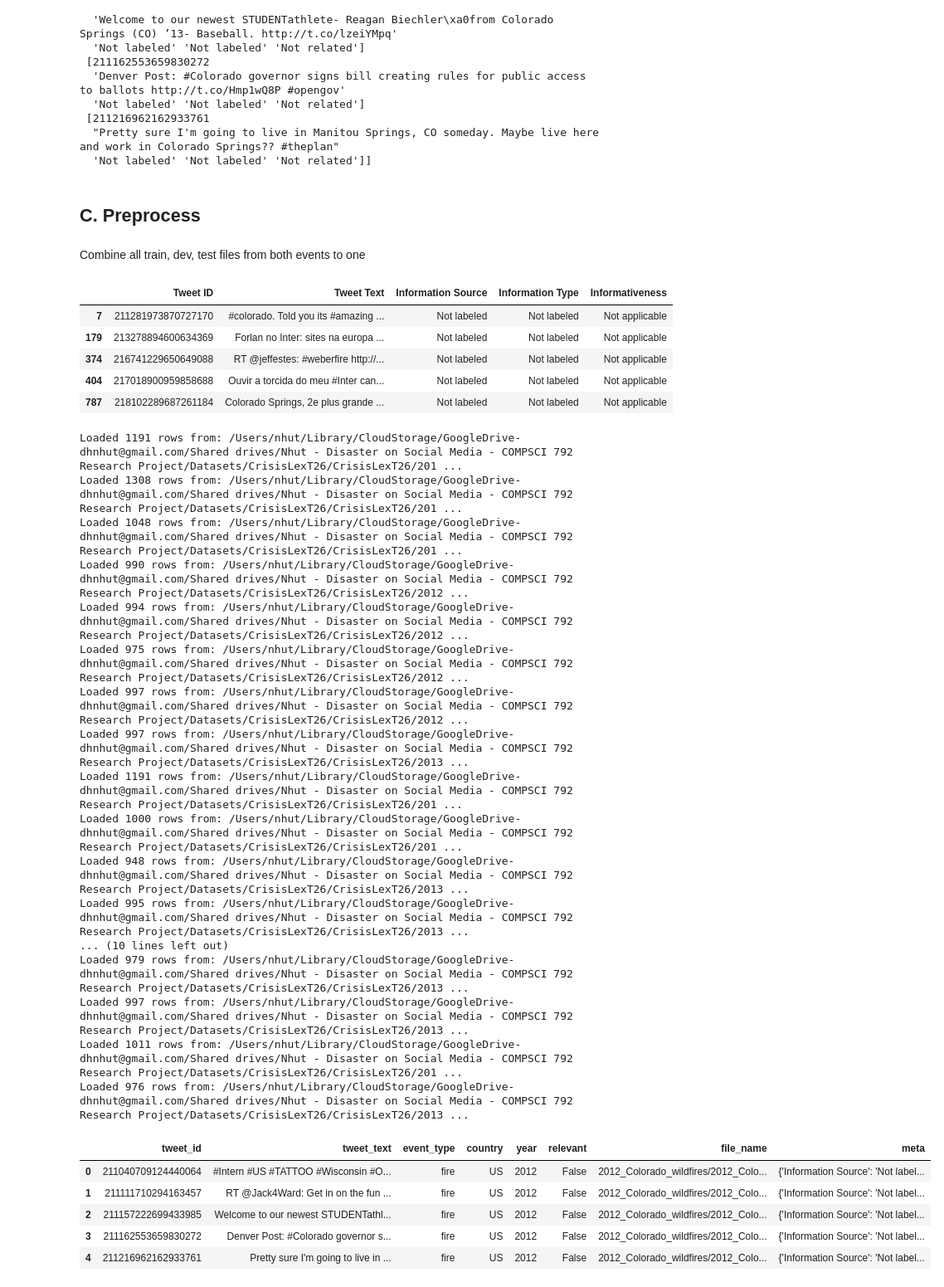
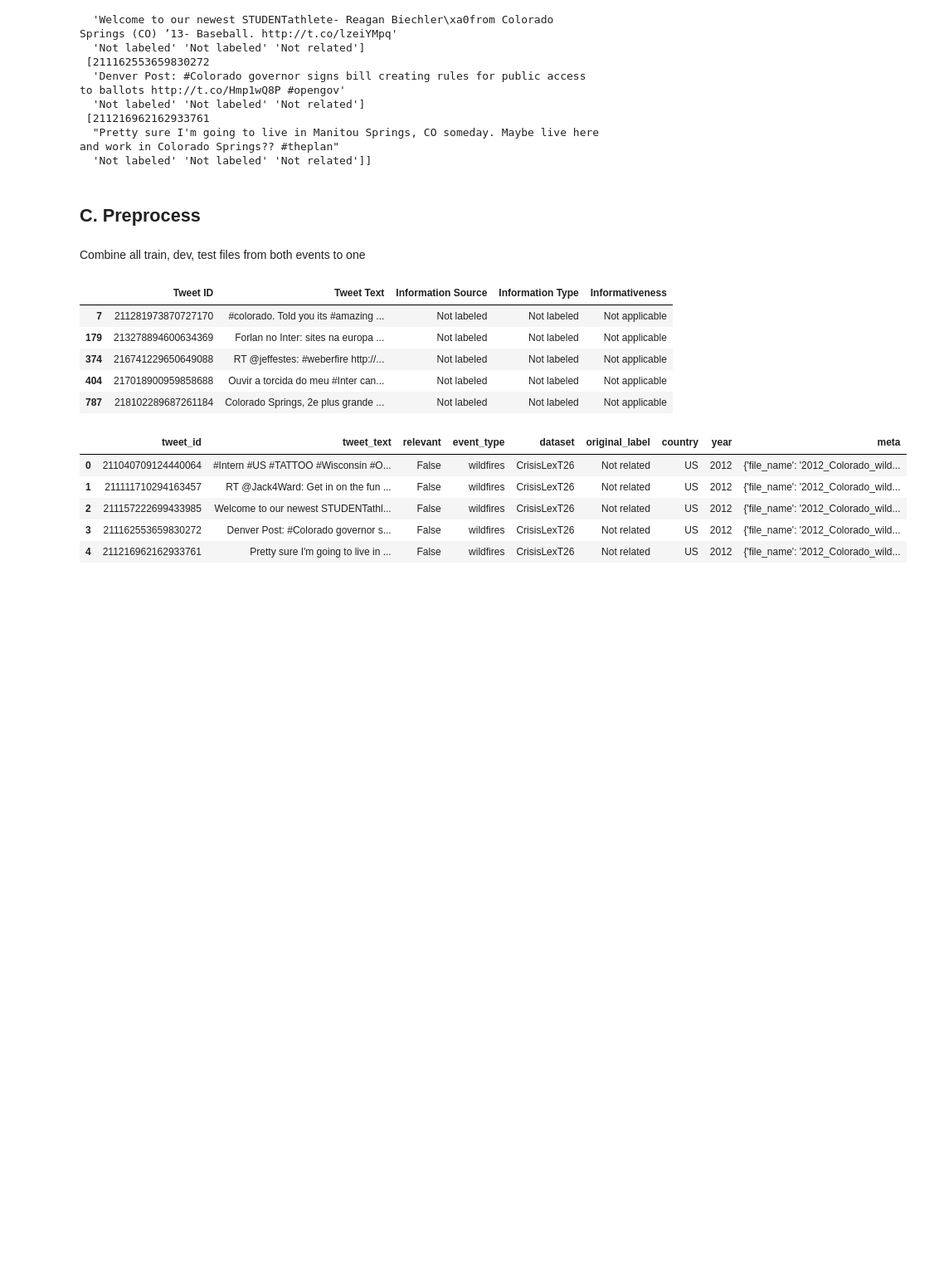
Before and after one commit to dhnhut/disaster-tweets, a Jupyter notebook: notebooks/0_dataset_CrisisLexT26.ipynb, the cells around one changed output. Shown at 83% size. Drawn from its saved outputs; the diff is of its cells as text; code cells hidden in the pictures; blank space fills up the shorter version.

Commit message:
Add dataset col

```diff
--- a/notebooks/0_dataset_CrisisLexT26.ipynb
+++ b/notebooks/0_dataset_CrisisLexT26.ipynb
@@ -154,7 +154,7 @@ files = [
     {
         "filename": "2012_Colorado_wildfires/2012_Colorado_wildfires-tweets_labeled.csv",
         "country": "US",
-        "event_type": "fire",
+        "event_type": "wildfires",
         "year": 2012,
     },
     {
@@ -202,7 +202,7 @@ files = [
     {
         "filename": "2013_Australia_bushfire/2013_Australia_bushfire-tweets_labeled.csv",
         "country": "Australia",
-        "event_type": "fire",
+        "event_type": "wildfires",
         "year": 2013,
     },
     {
@@ -321,58 +321,46 @@ for file in files:
     df = pd.read_csv(filepath)
     df.columns = df.columns.str.strip()
 
     # remove `'Not applicable'` in `Informativeness` column
     df = df[df["Informativeness"] != "Not applicable"]
 
     df.rename(columns={"Tweet ID": "tweet_id"}, inplace=True)
     df.rename(columns={"Tweet Text": "tweet_text"}, inplace=True)
     df["event_type"] = file["event_type"]
     df["country"] = file["country"]
     df["year"] = file["year"]
 
     # *Informativeness:* Related and informative, Related - but not informative, Not related, Not applicable
     df["relevant"] = df["Informativeness"].apply(lambda x: False if x == "Not related" else True)
-    df['file_name'] = filename
+    df['dataset'] = 'CrisisLexT26'
     # Store other metadata as JSON text in `meta`.
     df["meta"] = df.apply(
         lambda row: {
+            "file_name": filename,
             "Information Source": row["Information Source"],
             "Information Type": row["Information Type"],
             "Informativeness": row["Informativeness"],
         },
         axis=1,
     )
-    drop_cols = ["Information Source", "Information Type", "Informativeness"]
+    df.rename(columns={'Informativeness': 'original_label'}, inplace=True)
+    df['relevant'] = df['original_label'].apply(
+        lambda x: False if x in ['Not applicable', 'Not related'] else True)
+    drop_cols = ["Information Source", "Information Type"]
     df.drop(columns=drop_cols, inplace=True)
-    print(f"Loaded {len(df)} rows from: {filepath}")
     df_list.append(df)
 
 # ignore_index=True creates clean, sequential row numbers
 merged_df = pd.concat(df_list, ignore_index=True)
+merged_df.rename(columns={'text': 'tweet_text'}, inplace=True)
+merged_df = merged_df[dataset_settings.dataset_extended_cols]
 merged_df.head()
 # %% [output]
-Loaded 1191 rows from: /Users/nhut/Library/CloudStorage/GoogleDrive-dhnhut@gmail.com/Shared drives/Nhut - Disaster on Social Media - COMPSCI 792 Research Project/Datasets/CrisisLexT26/CrisisLexT26/201 ...
-Loaded 1308 rows from: /Users/nhut/Library/CloudStorage/GoogleDrive-dhnhut@gmail.com/Shared drives/Nhut - Disaster on Social Media - COMPSCI 792 Research Project/Datasets/CrisisLexT26/CrisisLexT26/201 ...
-Loaded 1048 rows from: /Users/nhut/Library/CloudStorage/GoogleDrive-dhnhut@gmail.com/Shared drives/Nhut - Disaster on Social Media - COMPSCI 792 Research Project/Datasets/CrisisLexT26/CrisisLexT26/201 ...
-Loaded 990 rows from: /Users/nhut/Library/CloudStorage/GoogleDrive-dhnhut@gmail.com/Shared drives/Nhut - Disaster on Social Media - COMPSCI 792 Research Project/Datasets/CrisisLexT26/CrisisLexT26/2012 ...
-Loaded 994 rows from: /Users/nhut/Library/CloudStorage/GoogleDrive-dhnhut@gmail.com/Shared drives/Nhut - Disaster on Social Media - COMPSCI 792 Research Project/Datasets/CrisisLexT26/CrisisLexT26/2012 ...
-Loaded 975 rows from: /Users/nhut/Library/CloudStorage/GoogleDrive-dhnhut@gmail.com/Shared drives/Nhut - Disaster on Social Media - COMPSCI 792 Research Project/Datasets/CrisisLexT26/CrisisLexT26/2012 ...
-Loaded 997 rows from: /Users/nhut/Library/CloudStorage/GoogleDrive-dhnhut@gmail.com/Shared drives/Nhut - Disaster on Social Media - COMPSCI 792 Research Project/Datasets/CrisisLexT26/CrisisLexT26/2012 ...
-Loaded 997 rows from: /Users/nhut/Library/CloudStorage/GoogleDrive-dhnhut@gmail.com/Shared drives/Nhut - Disaster on Social Media - COMPSCI 792 Research Project/Datasets/CrisisLexT26/CrisisLexT26/2013 ...
-Loaded 1191 rows from: /Users/nhut/Library/CloudStorage/GoogleDrive-dhnhut@gmail.com/Shared drives/Nhut - Disaster on Social Media - COMPSCI 792 Research Project/Datasets/CrisisLexT26/CrisisLexT26/201 ...
-Loaded 1000 rows from: /Users/nhut/Library/CloudStorage/GoogleDrive-dhnhut@gmail.com/Shared drives/Nhut - Disaster on Social Media - COMPSCI 792 Research Project/Datasets/CrisisLexT26/CrisisLexT26/201 ...
-Loaded 948 rows from: /Users/nhut/Library/CloudStorage/GoogleDrive-dhnhut@gmail.com/Shared drives/Nhut - Disaster on Social Media - COMPSCI 792 Research Project/Datasets/CrisisLexT26/CrisisLexT26/2013 ...
-Loaded 995 rows from: /Users/nhut/Library/CloudStorage/GoogleDrive-dhnhut@gmail.com/Shared drives/Nhut - Disaster on Social Media - COMPSCI 792 Research Project/Datasets/CrisisLexT26/CrisisLexT26/2013 ...
-... (10 lines left out)
-Loaded 979 rows from: /Users/nhut/Library/CloudStorage/GoogleDrive-dhnhut@gmail.com/Shared drives/Nhut - Disaster on Social Media - COMPSCI 792 Research Project/Datasets/CrisisLexT26/CrisisLexT26/2013 ...
-Loaded 997 rows from: /Users/nhut/Library/CloudStorage/GoogleDrive-dhnhut@gmail.com/Shared drives/Nhut - Disaster on Social Media - COMPSCI 792 Research Project/Datasets/CrisisLexT26/CrisisLexT26/2013 ...
-Loaded 1011 rows from: /Users/nhut/Library/CloudStorage/GoogleDrive-dhnhut@gmail.com/Shared drives/Nhut - Disaster on Social Media - COMPSCI 792 Research Project/Datasets/CrisisLexT26/CrisisLexT26/201 ...
-Loaded 976 rows from: /Users/nhut/Library/CloudStorage/GoogleDrive-dhnhut@gmail.com/Shared drives/Nhut - Disaster on Social Media - COMPSCI 792 Research Project/Datasets/CrisisLexT26/CrisisLexT26/2013 ...
-|  | tweet_id | tweet_text | event_type | country | year | relevant | file_name | meta |
-| 0 | 211040709124440064 | #Intern #US #TATTOO #Wisconsin #O... | fire | US | 2012 | False | 2012_Colorado_wildfires/2012_Colo... | {'Information Source': 'Not label... |
-| 1 | 211111710294163457 | RT @Jack4Ward: Get in on the fun ... | fire | US | 2012 | False | 2012_Colorado_wildfires/2012_Colo... | {'Information Source': 'Not label... |
-| 2 | 211157222699433985 | Welcome to our newest STUDENTathl... | fire | US | 2012 | False | 2012_Colorado_wildfires/2012_Colo... | {'Information Source': 'Not label... |
-| 3 | 211162553659830272 | Denver Post: #Colorado governor s... | fire | US | 2012 | False | 2012_Colorado_wildfires/2012_Colo... | {'Information Source': 'Not label... |
-| 4 | 211216962162933761 | Pretty sure I'm going to live in ... | fire | US | 2012 | False | 2012_Colorado_wildfires/2012_Colo... | {'Information Source': 'Not label... |
+|  | tweet_id | tweet_text | relevant | event_type | dataset | original_label | country | year | meta |
+| 0 | 211040709124440064 | #Intern #US #TATTOO #Wisconsin #O... | False | wildfires | CrisisLexT26 | Not related | US | 2012 | {'file_name': '2012_Colorado_wild... |
+| 1 | 211111710294163457 | RT @Jack4Ward: Get in on the fun ... | False | wildfires | CrisisLexT26 | Not related | US | 2012 | {'file_name': '2012_Colorado_wild... |
+| 2 | 211157222699433985 | Welcome to our newest STUDENTathl... | False | wildfires | CrisisLexT26 | Not related | US | 2012 | {'file_name': '2012_Colorado_wild... |
+| 3 | 211162553659830272 | Denver Post: #Colorado governor s... | False | wildfires | CrisisLexT26 | Not related | US | 2012 | {'file_name': '2012_Colorado_wild... |
+| 4 | 211216962162933761 | Pretty sure I'm going to live in ... | False | wildfires | CrisisLexT26 | Not related | US | 2012 | {'file_name': '2012_Colorado_wild... |
 # %%
 merged_df.to_csv( 'datasets/CrisisLexT26.csv', index=False)
```
Also changed, not shown: 10 other files.
